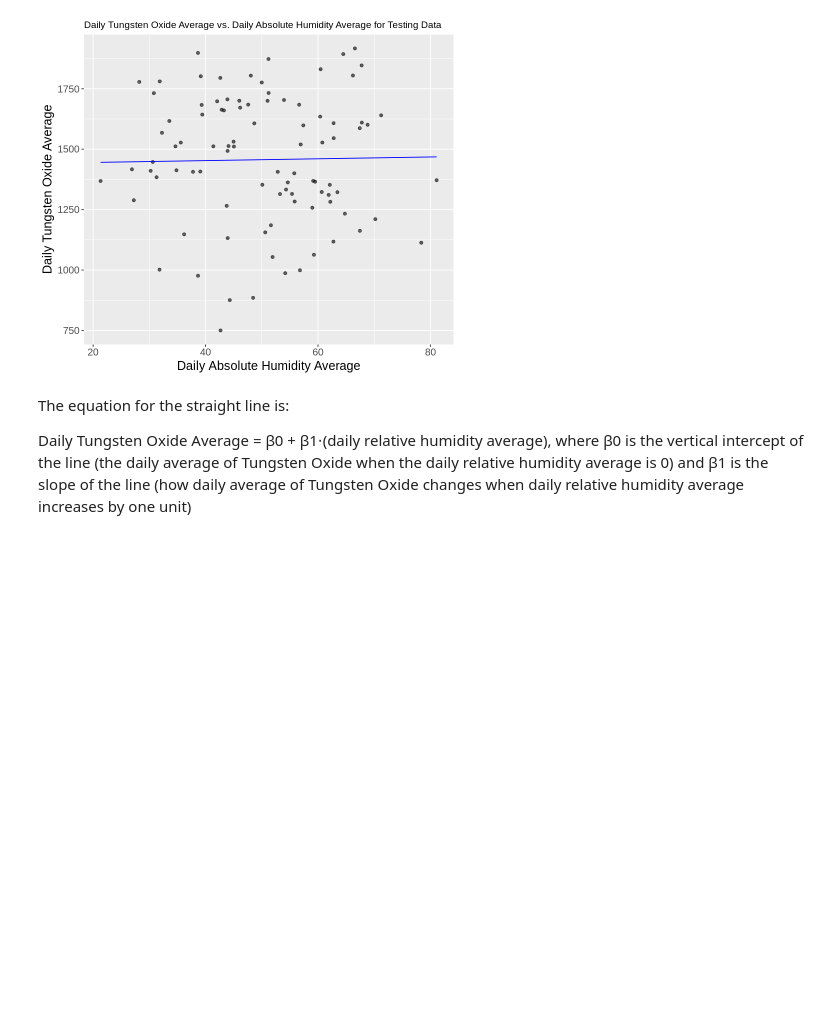
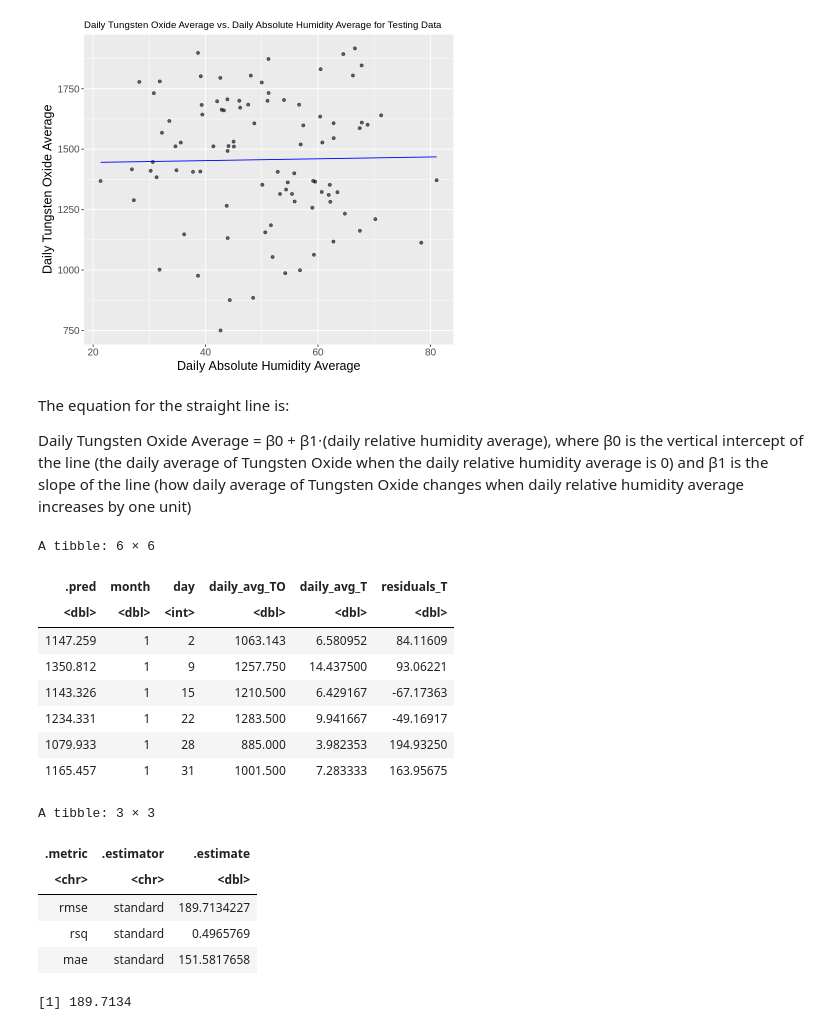
Before and after one commit to recompton/DSCI100_group_project, a Jupyter notebook: Final Project.ipynb, the cells around one changed output. Saved outputs shown, nothing was run; the diff lists cells and outputs as text; code cells hidden in the pictures; blank space fills up the shorter version.

Commit message:
Added RMSPE calculations

```diff
--- a/Final Project.ipynb
+++ b/Final Project.ipynb
@@ -210,15 +210,15 @@ lm_spec <- linear_reg() |> set_engine("lm") |>
 lm_spec
 
 
-lm_recipe <- recipe(daily_avg_TO ~ daily_avg_T, data = avg_air_quality_train)
+lm_recipe_T <- recipe(daily_avg_TO ~ daily_avg_T, data = avg_air_quality_train)
 
-lm_fit <- workflow() |>
-       add_recipe(lm_recipe) |>
+lm_fit_T <- workflow() |>
+       add_recipe(lm_recipe_T) |>
        add_model(lm_spec) |>
        fit(data = avg_air_quality_train)
 
 
-lm_fit
+lm_fit_T
 # %% [output]
 Linear Regression Model Specification (regression)
 
@@ -439,14 +439,39 @@ The equation for the straight line is:
 Daily Tungsten Oxide Average = β0 + β1⋅(daily relative humidity average),
 where β0 is the vertical intercept of the line (the daily average of Tungsten Oxide when the daily relative humidity average is 0) and β1 is the slope of the line (how daily average of Tungsten Oxide changes when daily relative humidity average increases by one unit)
 # %%
-#air_quality_test_results <- air_quality_fit |>
- # predict(avg_air_quality_test) |>
-  #bind_cols(avg_air_quality_test) |>
-  #mutate(residuals1 = .pred - daily_avg_TO)
+air_quality_test_results_T <- lm_fit_T |>
+  predict(avg_air_quality_test) |>
+  bind_cols(avg_air_quality_test) |>
+  mutate(residuals_T = .pred - daily_avg_TO) |>
+    select(-daily_avg_RH, -daily_avg_AH)
 
-#air_quality_regression_metrics <- air_quality_test_results |>
- #   metrics(truth = daily_avg_TO, estimate = .pred)
+air_quality_regression_metrics_T <- air_quality_test_results_T |>
+   metrics(truth = daily_avg_TO, estimate = .pred)
 
-#head(air_quality_test_results)
+air_quality_RMSPE_T <- air_quality_regression_metrics_T |>
+    filter(.metric == "rmse") |>
+    select(.estimate) |>
+    pull()
 
-#air_quality_regression_metrics
+head(air_quality_test_results_T)
+
+air_quality_regression_metrics_T
+
+air_quality_RMSPE_T
+# %% [output]
+A tibble: 6 × 6
+| .pred | month | day | daily_avg_TO | daily_avg_T | residuals_T |
+| <dbl> | <dbl> | <int> | <dbl> | <dbl> | <dbl> |
+| 1147.259 | 1 | 2 | 1063.143 | 6.580952 | 84.11609 |
+| 1350.812 | 1 | 9 | 1257.750 | 14.437500 | 93.06221 |
+| 1143.326 | 1 | 15 | 1210.500 | 6.429167 | -67.17363 |
+| 1234.331 | 1 | 22 | 1283.500 | 9.941667 | -49.16917 |
+| 1079.933 | 1 | 28 | 885.000 | 3.982353 | 194.93250 |
+| 1165.457 | 1 | 31 | 1001.500 | 7.283333 | 163.95675 |
+A tibble: 3 × 3
+| .metric | .estimator | .estimate |
+| <chr> | <chr> | <dbl> |
+| rmse | standard | 189.7134227 |
+| rsq | standard | 0.4965769 |
+| mae | standard | 151.5817658 |
+[1] 189.7134
```
Also changed, not shown: parts of 13 cells of this notebook.
